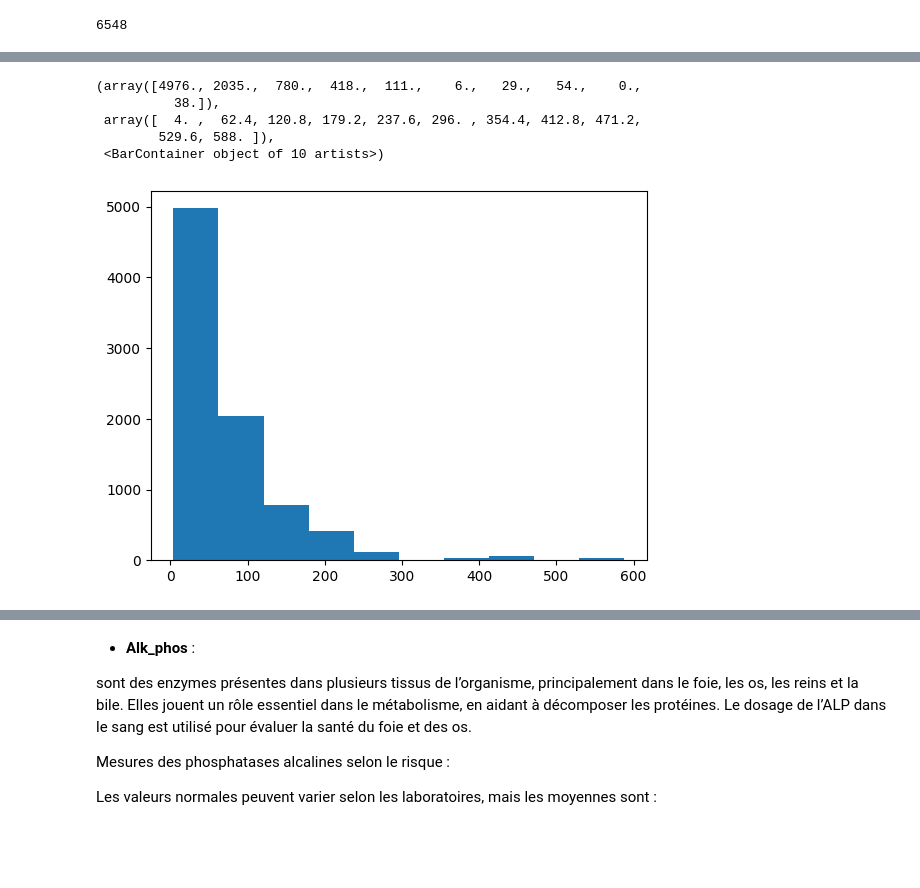
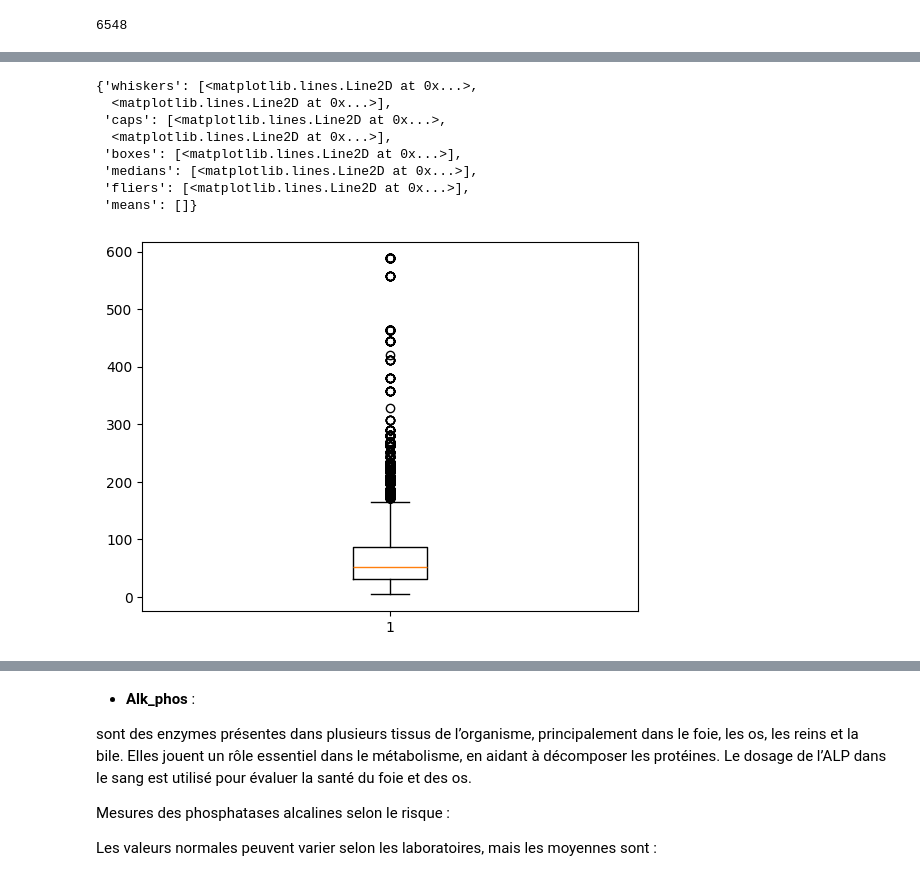
Before and after one commit to melaniedaddio/projet, a Jupyter notebook: EDA.ipynb, the cells around one changed output, grey strips where cells are left out. Cells and saved outputs as stored; diff of their text form; code cells hidden in the pictures; blank space fills up the shorter version.

```diff
--- a/EDA.ipynb
+++ b/EDA.ipynb
@@ -764,9 +794,12 @@ int(train_df['Copper'].isna().sum())
 # %%
-plt.hist(train_df['Copper'].dropna())
+plt.boxplot(train_df['Copper'].dropna())
 # %% [output]
-(array([4976., 2035.,  780.,  418.,  111.,    6.,   29.,   54.,    0.,
-          38.]),
- array([  4. ,  62.4, 120.8, 179.2, 237.6, 296. , 354.4, 412.8, 471.2,
-        529.6, 588. ]),
- <BarContainer object of 10 artists>)
+{'whiskers': [<matplotlib.lines.Line2D at 0x...>,
+  <matplotlib.lines.Line2D at 0x...>],
+ 'caps': [<matplotlib.lines.Line2D at 0x...>,
+  <matplotlib.lines.Line2D at 0x...>],
+ 'boxes': [<matplotlib.lines.Line2D at 0x...>],
+ 'medians': [<matplotlib.lines.Line2D at 0x...>],
+ 'fliers': [<matplotlib.lines.Line2D at 0x...>],
+ 'means': []}
-[figure, old version]
+[figure, new version]
```
Also changed, not shown: parts of 30 cells of this notebook.
